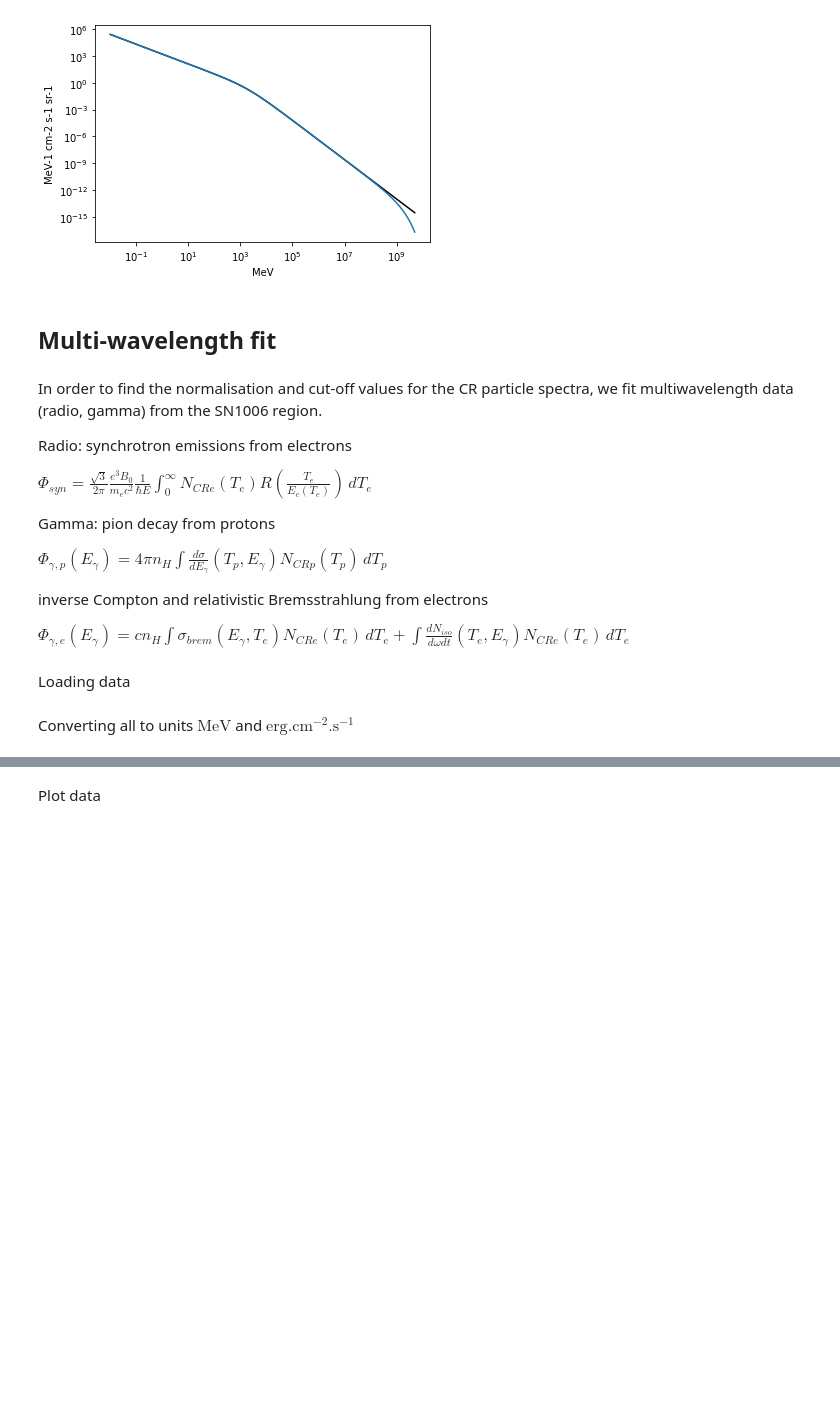
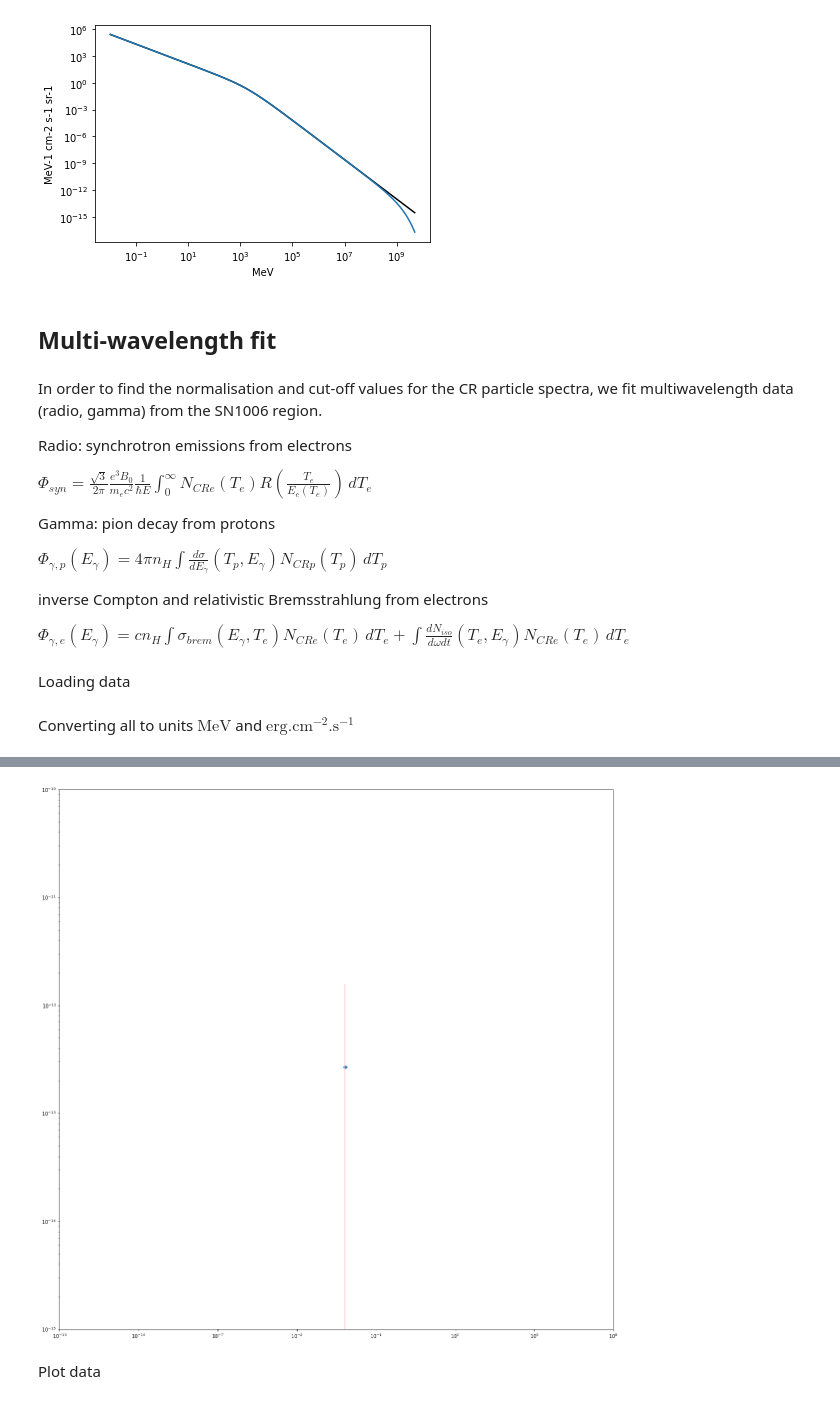
Before and after one commit to Sruthi-Ravikularaman/SN1006, a Jupyter notebook: SN1006_test.ipynb, the cells around one changed output, grey strips where cells are left out. Saved outputs shown, nothing was run; the diff lists cells and outputs as text; code cells hidden in the pictures; blank space fills up the shorter version.

```diff
--- a/SN1006_test.ipynb
+++ b/SN1006_test.ipynb
@@ -103,3 +127,14 @@ Eh, Phi_hp, Phi_hm = hess_data[:, 0] * 1e-6, hess_data[:, 1], hess_data[:, 2]
+# %%
+plt.scatter(Exm_nb[-10], Phi_xmm_nb[-10], marker='o')
+el = plt.errorbar(Exm_nb[-10], Phi_xmm_nb[-10], yerr=Phi_xmm_nb_err[-10], xerr=Exm_nb_err[-10], fmt='b', ecolor='pink', linestyle='None')
+plt.xscale('log')
+plt.yscale('log')
+plt.xlim(1.0e-13,1.0e8)
+plt.ylim(1.0e-15,1.0e-10)
+plt.rcParams['figure.figsize'] = [20, 20]
+plt.show()
+# %% [output]
+[figure, added]
 # %% [markdown]
 Plot data
 # %%
```
Also changed, not shown: parts of 8 cells of this notebook, 8 other files.
